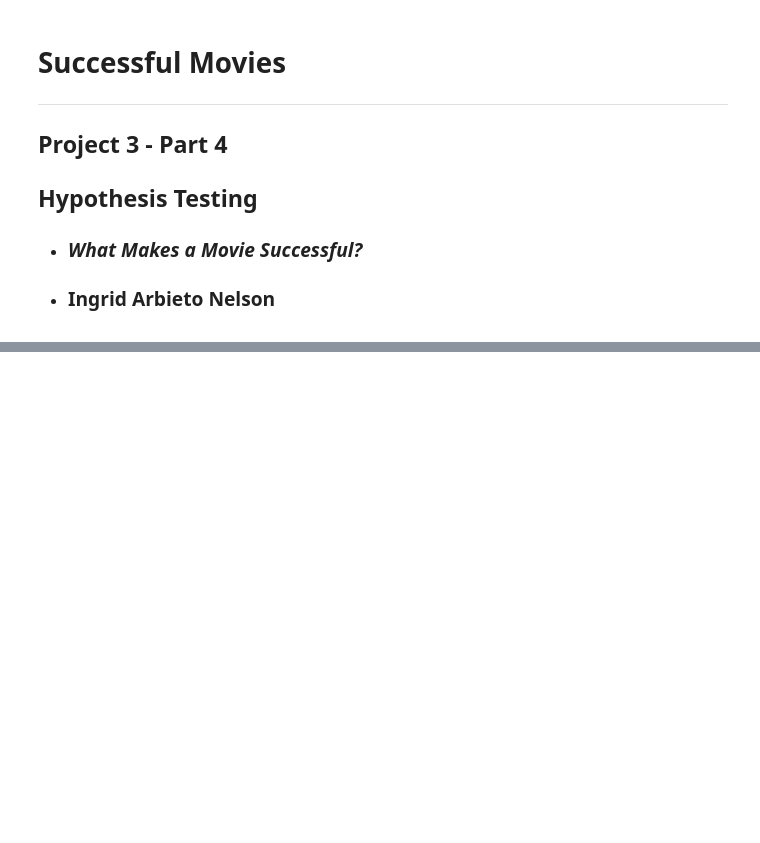
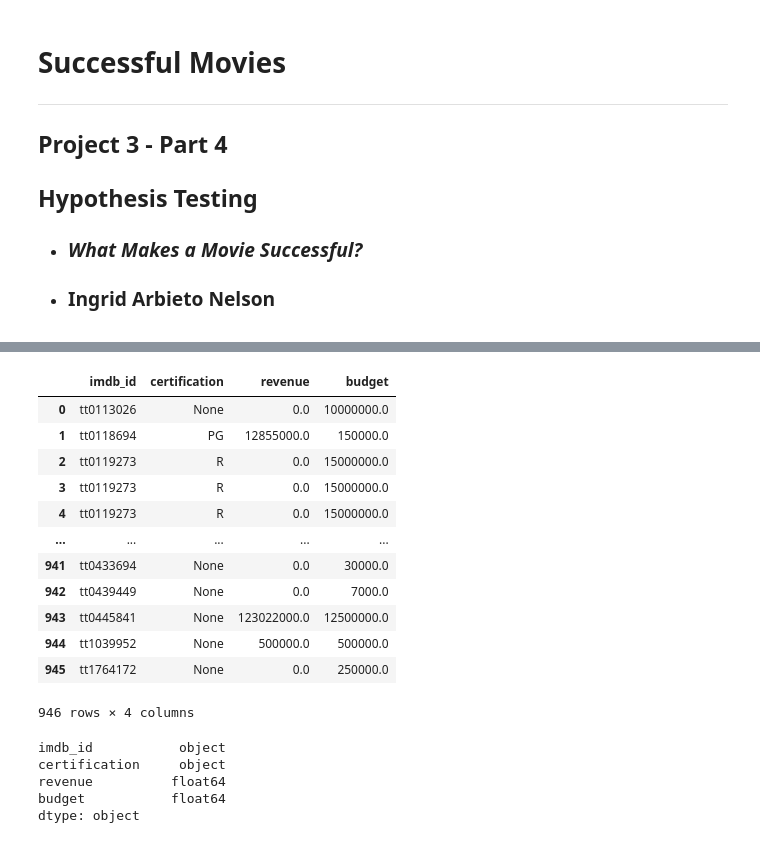
Before and after one commit to iarbietonilsson/Movie-Success, a Jupyter notebook: Successful Movies Project 3 Part 4 Hypothesis Testing.ipynb, the cells around one changed output, grey strips where cells are left out. Drawn from its saved outputs; the diff is of its cells as text; code cells hidden in the pictures; blank space fills up the shorter version.

```diff
--- a/Successful Movies Project 3 Part 4 Hypothesis Testing.ipynb
+++ b/Successful Movies Project 3 Part 4 Hypothesis Testing.ipynb
@@ -74,0 +139,25 @@ Please submit the link to your GitHub repository for this assignment.
+# %%
+df = pd.read_sql(text(q), engine)
+df
+# %% [output]
+|  | imdb_id | certification | revenue | budget |
+| 0 | tt0113026 | None | 0.0 | 10000000.0 |
+| 1 | tt0118694 | PG | 12855000.0 | 150000.0 |
+| 2 | tt0119273 | R | 0.0 | 15000000.0 |
+| 3 | tt0119273 | R | 0.0 | 15000000.0 |
+| 4 | tt0119273 | R | 0.0 | 15000000.0 |
+| ... | ... | ... | ... | ... |
+| 941 | tt0433694 | None | 0.0 | 30000.0 |
+| 942 | tt0439449 | None | 0.0 | 7000.0 |
+| 943 | tt0445841 | None | 123022000.0 | 12500000.0 |
+| 944 | tt1039952 | None | 500000.0 | 500000.0 |
+| 945 | tt1764172 | None | 0.0 | 250000.0 |
+946 rows × 4 columns
+# %%
+df.dtypes
+# %% [output]
+imdb_id           object
+certification     object
+revenue          float64
+budget           float64
+dtype: object
```
Also changed, not shown: parts of 46 cells of this notebook.
